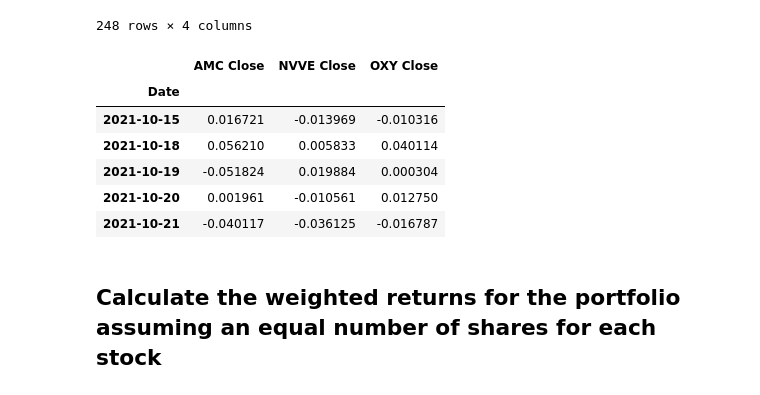
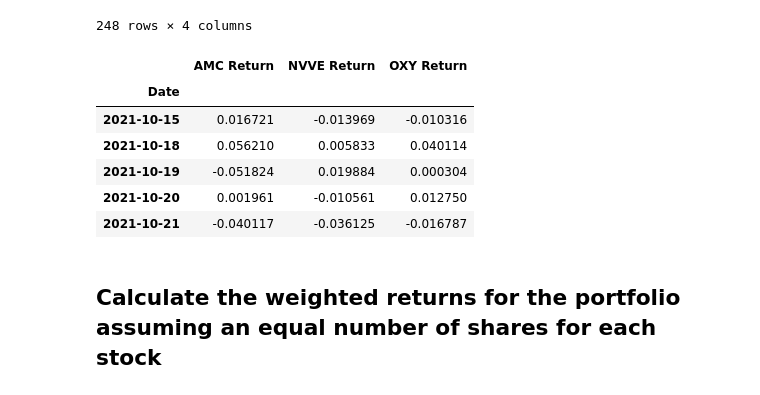
Before and after one commit to yenla9/python-homework, a Jupyter notebook: Starter_Code/whale_analysis.ipynb, the cells around one changed output. Cells and saved outputs as stored; diff of their text form; code cells hidden in the pictures.

```diff
--- a/Starter_Code/whale_analysis.ipynb
+++ b/Starter_Code/whale_analysis.ipynb
@@ -643,14 +658,18 @@ combine_dataframe
 # %%
 #Calculate Daily Returns
 
 combine_daily_returns_dataframe = combine_dataframe.pct_change().dropna()
+
+# Drop SP500 column
 combine_daily_returns_dataframe = combine_daily_returns_dataframe.drop(columns="SP500 Close")
 
+# Rename columns
+combine_daily_returns_dataframe.rename(columns= {'AMC Close':'AMC Return','NVVE Close':'NVVE Return','OXY Close':'OXY Return'}, inplace = True)
+
 # Display sample data
-
 combine_daily_returns_dataframe.head()
 # %% [output]
-|  | AMC Close | NVVE Close | OXY Close |
+|  | AMC Return | NVVE Return | OXY Return |
 | Date |  |  |  |
 | 2021-10-15 | 0.016721 | -0.013969 | -0.010316 |
 | 2021-10-18 | 0.056210 | 0.005833 | 0.040114 |
```
Also changed, not shown: parts of 20 cells of this notebook.
